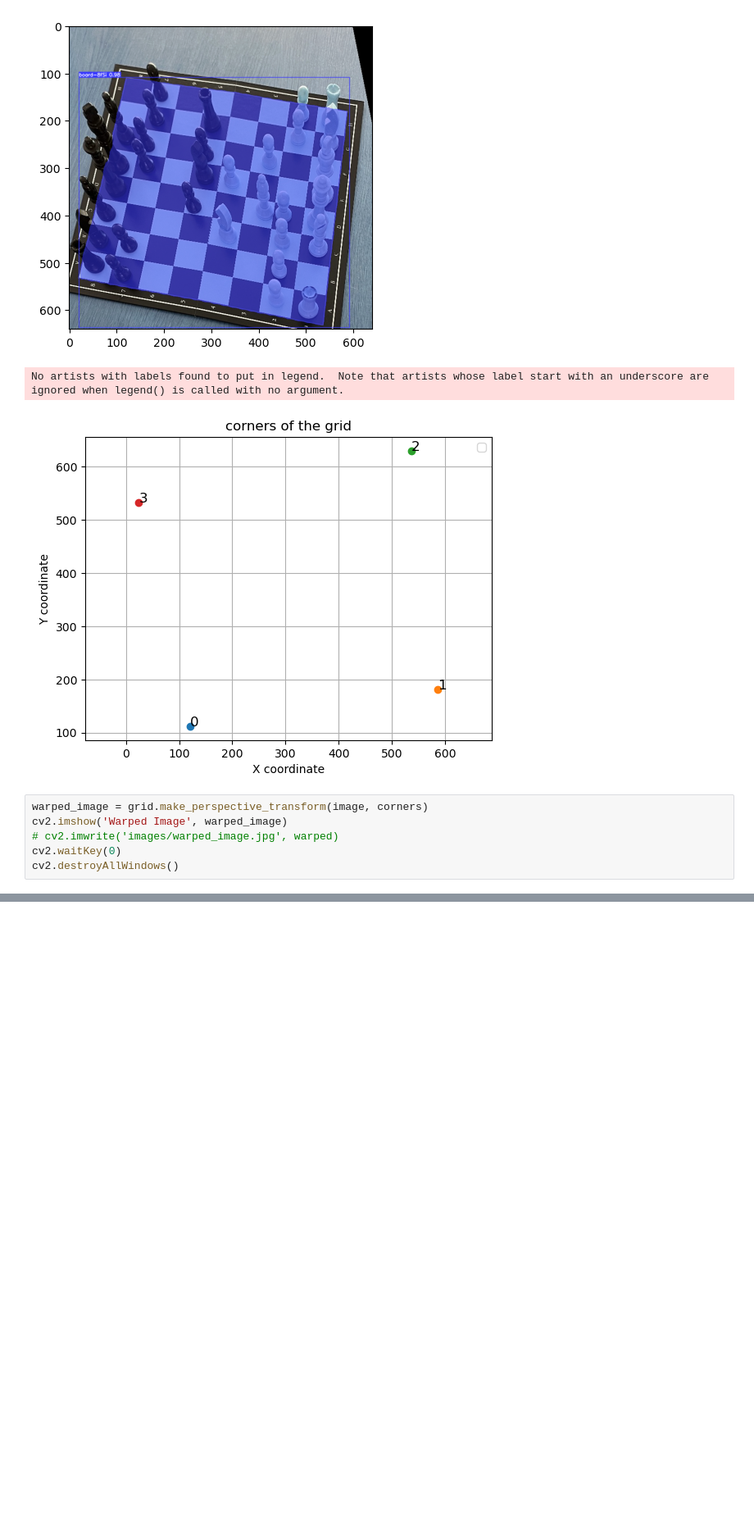
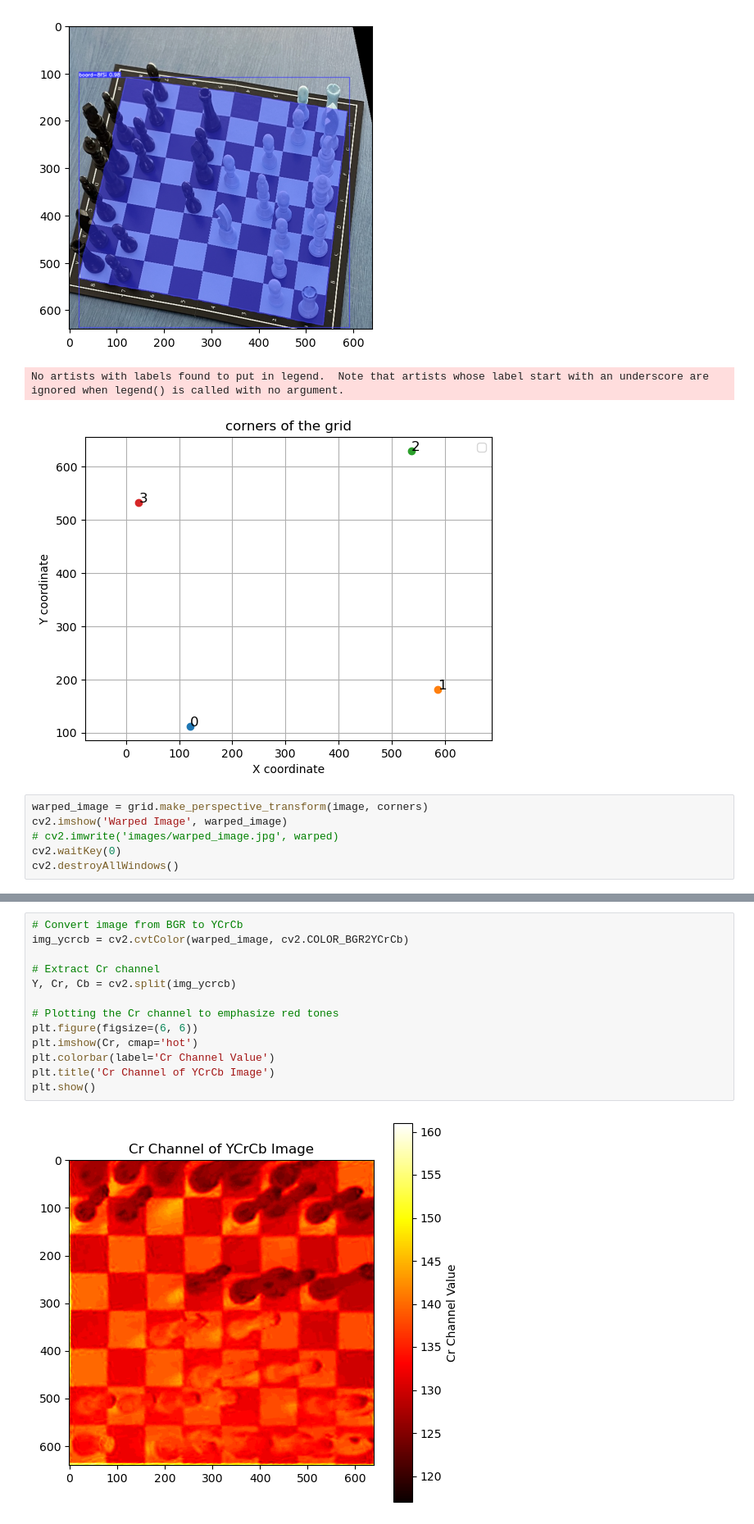
Before and after one commit to MichielCreemers/ChessVision, a Jupyter notebook: test_v2.ipynb, the cells around one changed output, grey strips where cells are left out. Shown at 82% size. Drawn from its saved outputs; the diff is of its cells as text; blank space fills up the shorter version.

```diff
--- a/test_v2.ipynb
+++ b/test_v2.ipynb
@@ -55,0 +114,15 @@ cv2.destroyAllWindows()
+# %%
+# Convert image from BGR to YCrCb
+img_ycrcb = cv2.cvtColor(warped_image, cv2.COLOR_BGR2YCrCb)
+
+# Extract Cr channel
+Y, Cr, Cb = cv2.split(img_ycrcb)
+
+# Plotting the Cr channel to emphasize red tones
+plt.figure(figsize=(6, 6))
+plt.imshow(Cr, cmap='hot')
+plt.colorbar(label='Cr Channel Value')
+plt.title('Cr Channel of YCrCb Image')
+plt.show()
+# %% [output]
+[figure, added]
```
Also changed, not shown: parts of 7 cells of this notebook, 4 other files.
